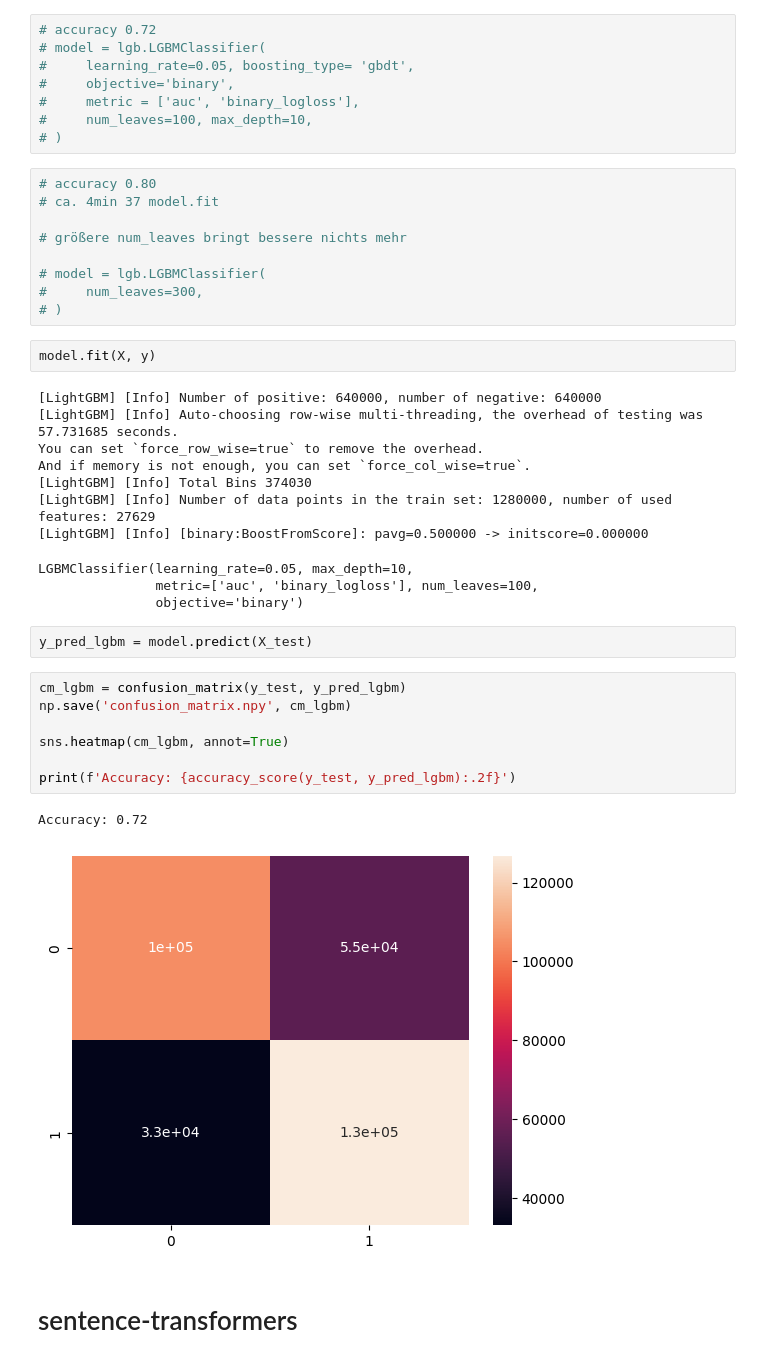
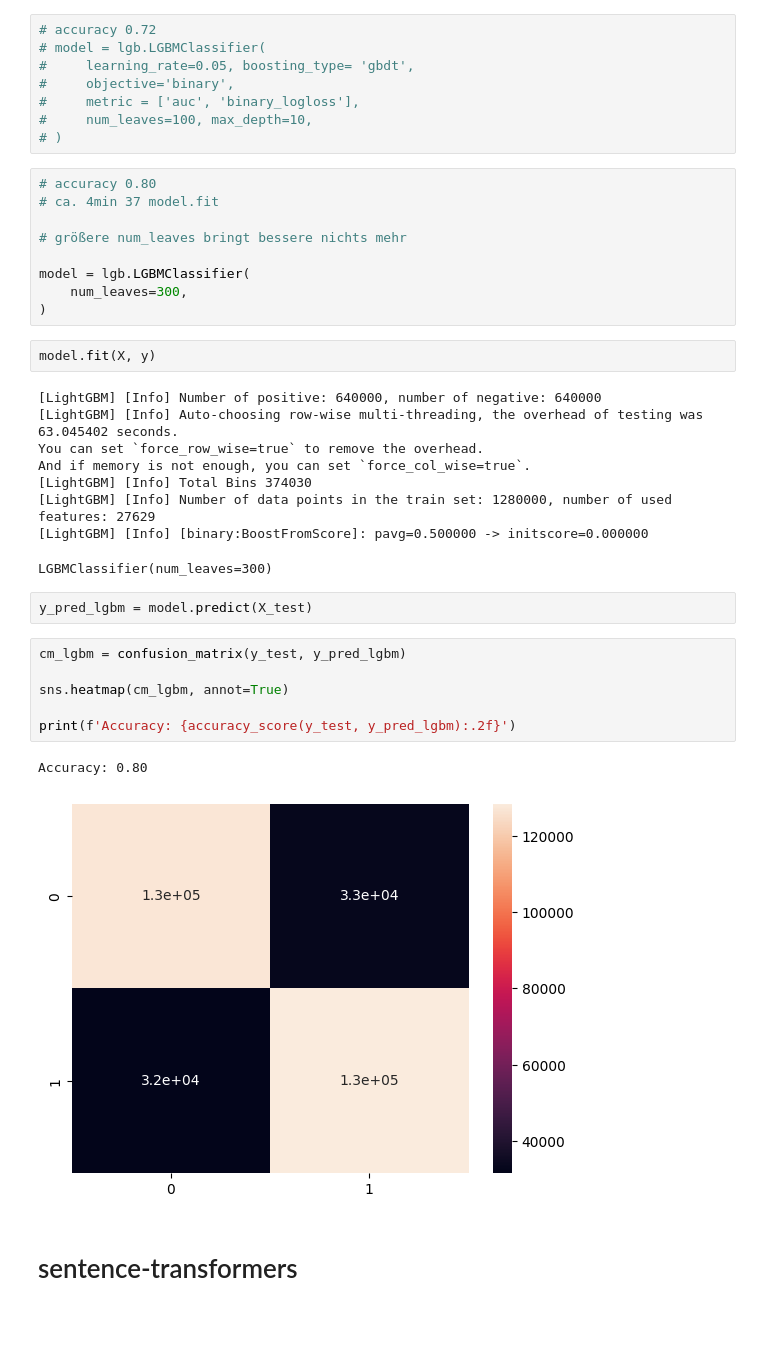
Before and after one commit to Lukas-wsc/Data-Exploration, a Jupyter notebook: Training/LGBM/LGBM.ipynb, the cells around one changed output. Drawn from its saved outputs; the diff is of its cells as text; blank space fills up the shorter version.

Commit message:
LGBM overworked

```diff
--- a/Training/LGBM/LGBM.ipynb
+++ b/Training/LGBM/LGBM.ipynb
@@ -212,34 +223,31 @@ Accuracy: 0.76
 
 # größere num_leaves bringt bessere nichts mehr
 
-# model = lgb.LGBMClassifier(
-#     num_leaves=300,
-# )
+model = lgb.LGBMClassifier(
+    num_leaves=300,
+)
 # %%
 model.fit(X, y)
 # %% [output]
 [LightGBM] [Info] Number of positive: 640000, number of negative: 640000
-[LightGBM] [Info] Auto-choosing row-wise multi-threading, the overhead of testing was 57.731685 seconds.
+[LightGBM] [Info] Auto-choosing row-wise multi-threading, the overhead of testing was 63.045402 seconds.
 You can set `force_row_wise=true` to remove the overhead.
 And if memory is not enough, you can set `force_col_wise=true`.
 [LightGBM] [Info] Total Bins 374030
 [LightGBM] [Info] Number of data points in the train set: 1280000, number of used features: 27629
 [LightGBM] [Info] [binary:BoostFromScore]: pavg=0.500000 -> initscore=0.000000
-LGBMClassifier(learning_rate=0.05, max_depth=10,
-               metric=['auc', 'binary_logloss'], num_leaves=100,
-               objective='binary')
+LGBMClassifier(num_leaves=300)
 # %%
 y_pred_lgbm = model.predict(X_test)
 # %%
 cm_lgbm = confusion_matrix(y_test, y_pred_lgbm)
-np.save('confusion_matrix.npy', cm_lgbm)
 
 sns.heatmap(cm_lgbm, annot=True)
 
 print(f'Accuracy: {accuracy_score(y_test, y_pred_lgbm):.2f}')
 # %% [output]
-Accuracy: 0.72
+Accuracy: 0.80
-[figure, old version]
+[figure, new version]
 # %% [markdown]
 # sentence-transformers
 # %%
```
Also changed, not shown: parts of 8 cells of this notebook, 6 other files.
